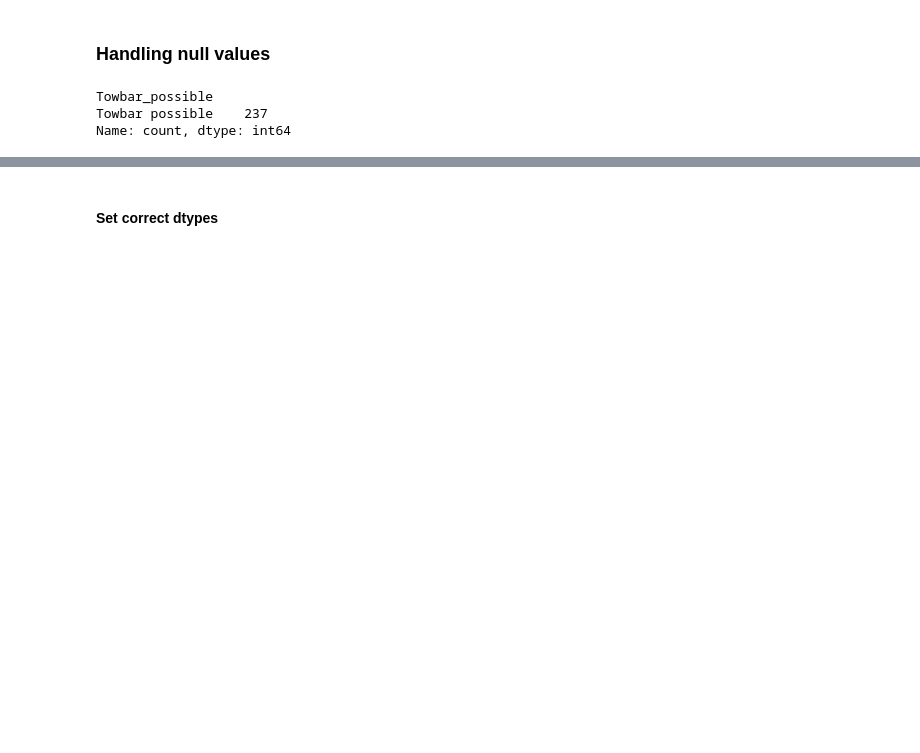
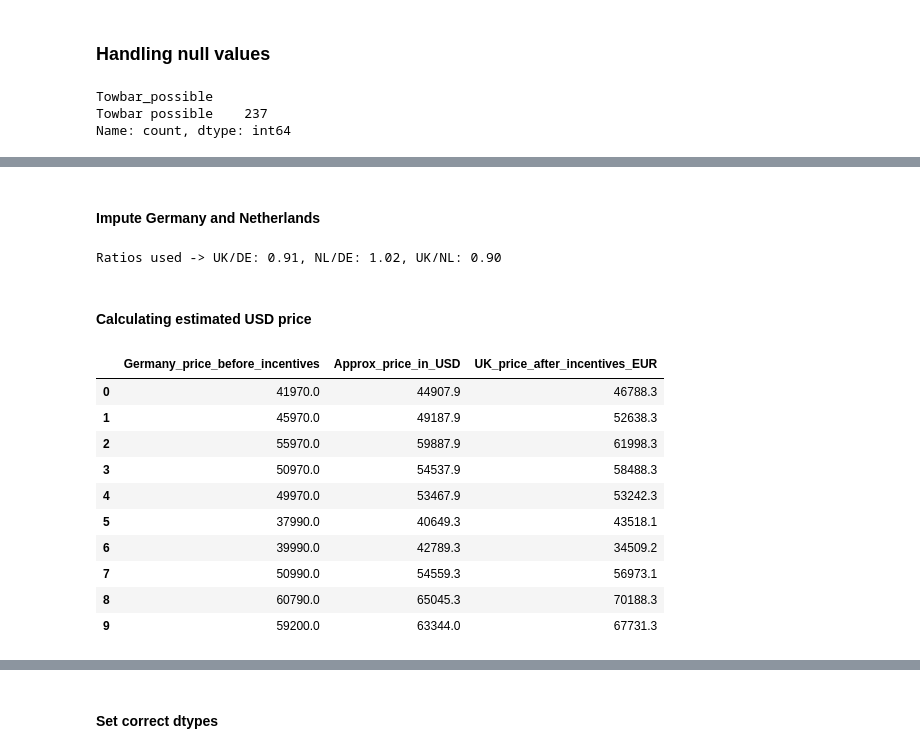
Before and after one commit to RohanAthul/data-analytics-projects, a Jupyter notebook: data_cleaning_electric_vehicle_dataset_2024/notebook.ipynb, the cells around one changed output, grey strips where cells are left out. Cells and saved outputs as stored; diff of their text form; code cells hidden in the pictures; blank space fills up the shorter version.

```diff
--- a/data_cleaning_electric_vehicle_dataset_2024/notebook.ipynb
+++ b/data_cleaning_electric_vehicle_dataset_2024/notebook.ipynb
@@ -322,0 +262,56 @@ Calculated Ratios -> UK/DE: 0.911, NL/DE: 1.019, UK/NL: 0.900
+# %% [markdown]
+#### Impute Germany and Netherlands
+# %%
+# Calculate the 3 ratios needed for cross-filling
+r_uk_de = (data['UK_price_after_incentives'] / data['Germany_price_before_incentives']).mean()
+r_nl_de = (data['Netherlands_price_before_incentives'] / data['Germany_price_before_incentives']).mean()
+r_uk_nl = (data['UK_price_after_incentives'] / data['Netherlands_price_before_incentives']).mean()
+
+# Shortened Fill Logic for DE and NL only
+def fill_eu_only(row):
+    de, nl, uk = row['Germany_price_before_incentives'], row['Netherlands_price_before_incentives'], row['UK_price_after_incentives']
+
+    # Fill Germany (DE)
+    if pd.isna(de):
+        row['Germany_price_before_incentives'] = nl / r_nl_de if not pd.isna(nl) else uk / r_uk_de
+
+    # Fill Netherlands (NL)
+    if pd.isna(nl):
+        row['Netherlands_price_before_incentives'] = de * r_nl_de if not pd.isna(de) else uk / r_uk_nl
+
+    return row
+
+data = data.apply(fill_eu_only, axis=1)
+
+print(f"Ratios used -> UK/DE: {r_uk_de:.2f}, NL/DE: {r_nl_de:.2f}, UK/NL: {r_uk_nl:.2f}")
+# %% [output]
+Ratios used -> UK/DE: 0.91, NL/DE: 1.02, UK/NL: 0.90
+# %% [markdown]
+#### Calculating estimated USD price
+# %%
+# Exchange rate from 2024
+eur_to_usd = 1.07
+
+# Create the USD column based on the German price
+# This will result in NaN if Germany_price is null
+data['Approx_price_in_USD'] = data['Germany_price_before_incentives'] * eur_to_usd
+
+# Display the results
+cols_to_show = [
+    'Germany_price_before_incentives',
+    'Approx_price_in_USD',
+    'UK_price_after_incentives_EUR'
+]
+data[cols_to_show].head(10)
+# %% [output]
+|  | Germany_price_before_incentives | Approx_price_in_USD | UK_price_after_incentives_EUR |
+| 0 | 41970.0 | 44907.9 | 46788.3 |
+| 1 | 45970.0 | 49187.9 | 52638.3 |
+| 2 | 55970.0 | 59887.9 | 61998.3 |
+| 3 | 50970.0 | 54537.9 | 58488.3 |
+| 4 | 49970.0 | 53467.9 | 53242.3 |
+| 5 | 37990.0 | 40649.3 | 43518.1 |
+| 6 | 39990.0 | 42789.3 | 34509.2 |
+| 7 | 50990.0 | 54559.3 | 56973.1 |
+| 8 | 60790.0 | 65045.3 | 70188.3 |
+| 9 | 59200.0 | 63344.0 | 67731.3 |
```
Also changed, not shown: parts of 33 cells of this notebook, 1 other file.
